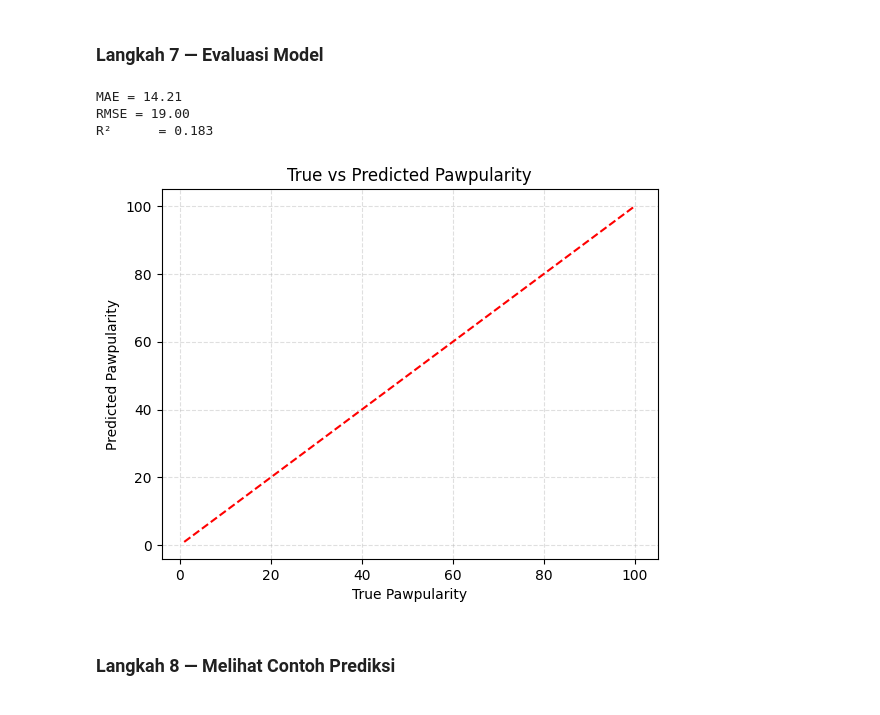
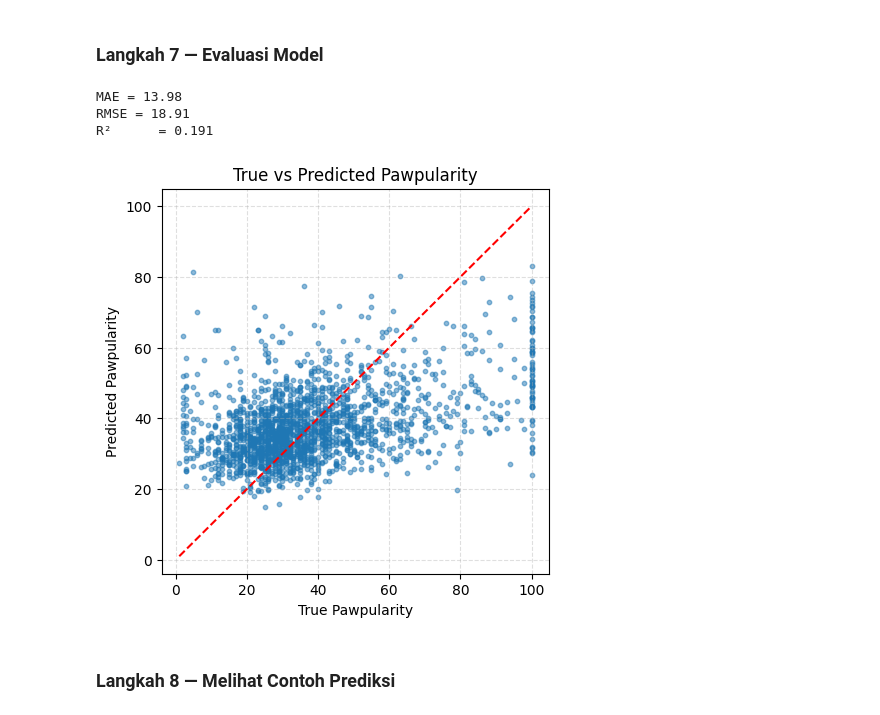
Before and after one commit to Dhlih/Visi_Komputer_SMT3, a Jupyter notebook: Jobsheet3.ipynb, the cells around one changed output. Drawn from its saved outputs; the diff is of its cells as text; code cells hidden in the pictures.

```diff
--- a/Jobsheet3.ipynb
+++ b/Jobsheet3.ipynb
@@ -279,13 +280,12 @@ import numpy as np
 print("Hardware:", "GPU" if tf.config.list_physical_devices('GPU') else "CPU")
 
 # Buat arsitektur model
-base_model = tf.keras.applications.MobileNetV2( include_top=False,
-input_shape=(IMG_SIZE, IMG_SIZE, 3), weights='imagenet'
-)
+base_model = tf.keras.applications.MobileNetV2( include_top=False, input_shape=(IMG_SIZE, IMG_SIZE, 3), weights='imagenet')
 base_model.trainable = False # tahap awal: freeze backbone
 
 # Tambahkan head regresi
 inputs = tf.keras.Input(shape=(IMG_SIZE, IMG_SIZE, 3))
+
 x = tf.keras.applications.mobilenet_v2.preprocess_input(inputs * 255.0)
 x = base_model(x, training=False)
 x = layers.GlobalAveragePooling2D()(x)
@@ -294,7 +294,7 @@ x = layers.Dense(128, activation='relu')(x)
 outputs = layers.Dense(1)(x)
 
 # output tunggal:
-umur_model = tf.keras.Model(inputs, outputs)
+model = tf.keras.Model(inputs, outputs)
 
 # Kompilasi model
 model.compile(optimizer=tf.keras.optimizers.Adam(1e-3),
@@ -461,3 +475,18 @@ plt.show()
 [figure]
 # %% [markdown]
 ### Menggunakan Foto Pribadi
+# %%
+img_path = "/content/me.jpg"
+img = tf.io.read_file(img_path)
+img = tf.image.decode_jpeg(img, channels=3)
+img = tf.image.resize(img, (IMG_SIZE, IMG_SIZE))
+img = preprocess_input(img)
+
+pred_age = model.predict(tf.expand_dims(img, 0), verbose=0).ravel()[0] # nambah satu dimensi di awal (batch) | ravel untuk ngubah dari 2d ke 1d
+
+plt.figure(figsize=(6,6))
+plt.imshow(tf.cast((img + 1) * 127.5, tf.uint8))  # tampilkan kembali warnanya
+plt.axis("off")
+plt.title(f"Prediksi Umur: {pred_age:.1f} tahun")
+
+plt.show()
@@ -573,12 +646,13 @@ base = tf.keras.applications.EfficientNetB0( include_top=False, input_shape=(IMG
 base.trainable = False # freeze sementara
 
 inputs = tf.keras.Input((IMG_SIZE, IMG_SIZE, 3))
-x = tf.keras.applications.efficientnet.preprocess_input(inputs * 255.0)
+x = tf.keras.applications.efficientnet.preprocess_input(inputs)
 x = base(x, training=False)
 x = layers.GlobalAveragePooling2D()(x)
 x = layers.Dropout(0.3)(x)
 x = layers.Dense(256, activation='relu')(x)
-outputs = layers.Dense(1)(x)
+outputs = layers.Dense(1, activation='sigmoid')(x) * 100
+
 model = tf.keras.Model(inputs, outputs)
 model.compile(optimizer='adam', loss='mse', metrics=['mae'])
 model.summary()
@@ -610,10 +682,7 @@ Model: "functional_3"
 # %% [markdown]
 ###  Langkah 5 — Melatih Model
 # %%
-cb = [
-tf.keras.callbacks.EarlyStopping(patience=3, restore_best_weights=True),
-tf.keras.callbacks.ReduceLROnPlateau(patience=2, factor=0.5)
-]
+cb = [tf.keras.callbacks.EarlyStopping(patience=3, restore_best_weights=True), tf.keras.callbacks.ReduceLROnPlateau(patience=2, factor=0.5)]
 
 history = model.fit(train_ds, validation_data=val_ds, epochs=10, callbacks=cb, verbose=1)
 # %% [output]
@@ -667,30 +736,32 @@ plt.show()
 # %%
 import numpy as np
 from sklearn.metrics import mean_absolute_error, r2_score
 from math import sqrt
 
 y_true = val_df['Pawpularity'].values.astype(np.float32)
 y_pred = np.concatenate([model.predict(batch[0], verbose=0).ravel() for batch in val_ds])
 
 mae = mean_absolute_error(y_true, y_pred)
 rmse = sqrt(np.mean((y_true - y_pred)**2))
 r2 = r2_score(y_true, y_pred)
 print(f"MAE = {mae:.2f}")
 print(f"RMSE = {rmse:.2f}")
 print(f"R²	= {r2:.3f}")
 
-# Plot hasil prediksi vs nilai sebenarnya: plt.figure(figsize=(5,5)) plt.scatter(y_true, y_pred, s=10, alpha=0.5)
+# Plot hasil prediksi vs nilai sebenarnya:
+plt.figure(figsize=(5,5))
+plt.scatter(y_true, y_pred, s=10, alpha=0.5)
 lims = [min(y_true.min(), y_pred.min()), max(y_true.max(), y_pred.max())]
 plt.plot(lims, lims, '--', color='red')
 plt.xlabel("True Pawpularity")
 plt.ylabel("Predicted Pawpularity")
 plt.title("True vs Predicted Pawpularity")
 plt.grid(True, linestyle='--', alpha=0.4)
 plt.show()
 # %% [output]
-MAE = 14.21
-RMSE = 19.00
-R²      = 0.183
+MAE = 13.98
+RMSE = 18.91
+R²      = 0.191
-[figure, old version]
+[figure, new version]
 # %% [markdown]
 ### Langkah 8 — Melihat Contoh Prediksi
```
Also changed, not shown: parts of 17 cells of this notebook.
